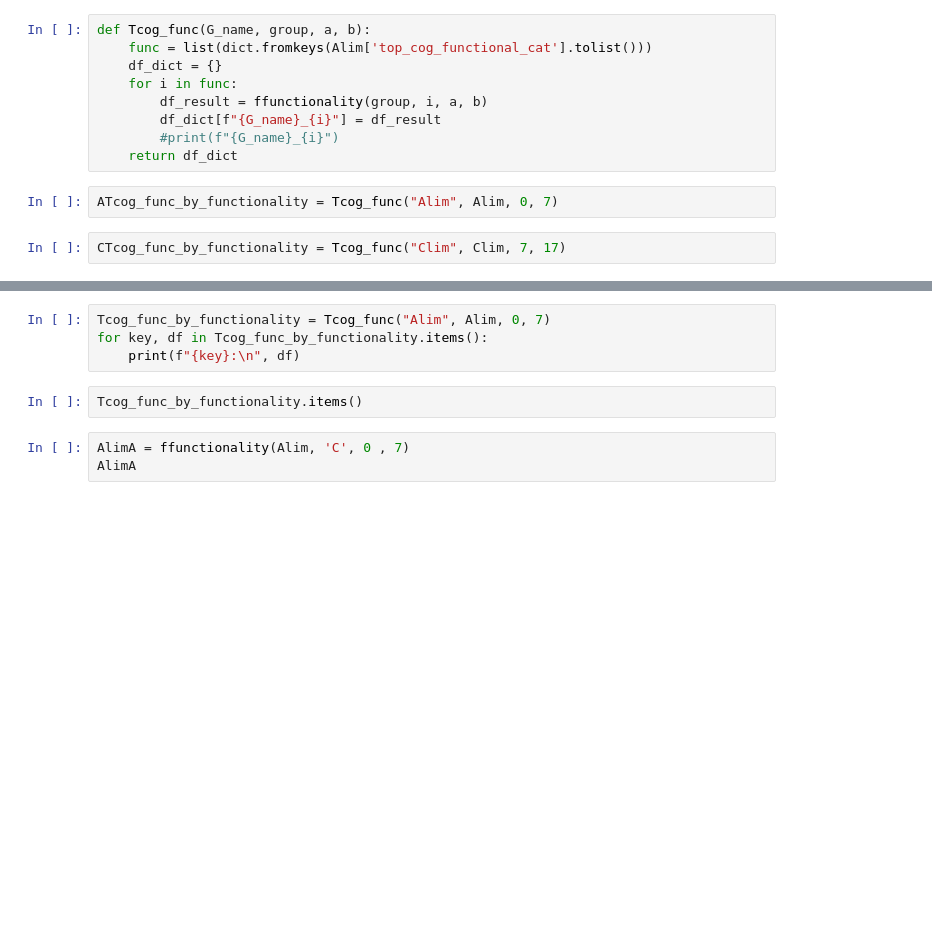
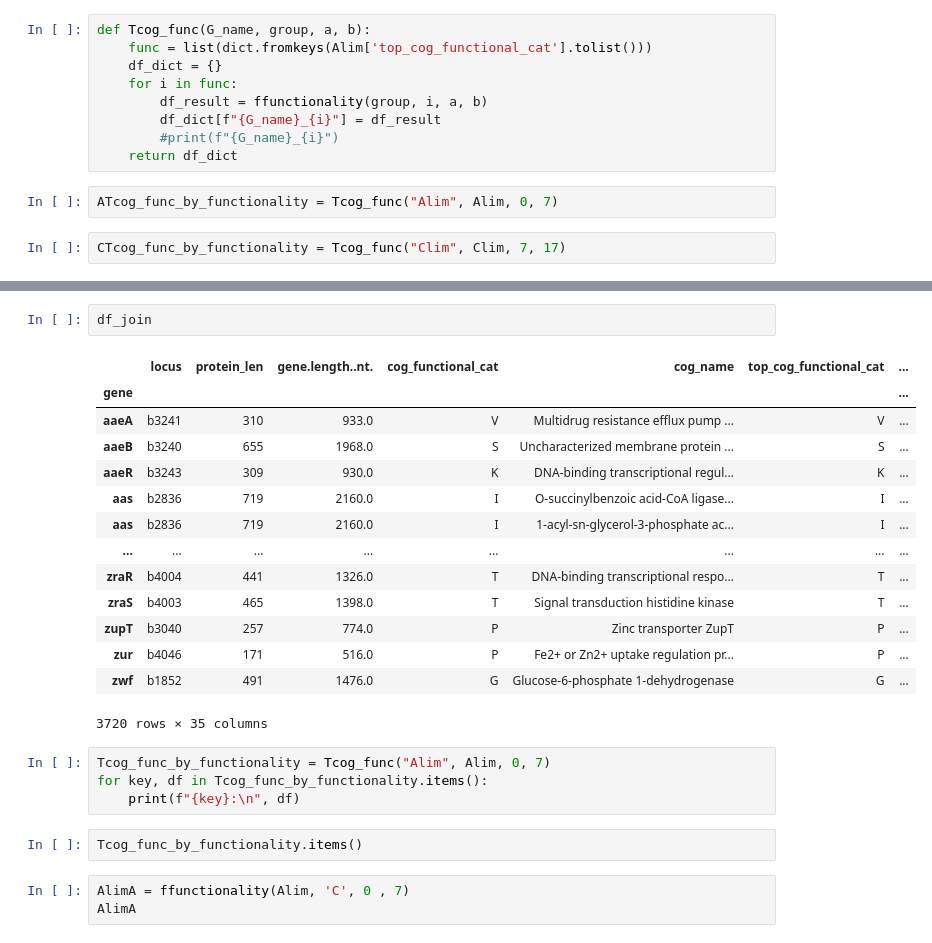
Before and after one commit to yhonyar/ICTP-SMR4056-Q-Physiology, a Jupyter notebook: Code.ipynb, the cells around one changed output, grey strips where cells are left out. Saved outputs shown, nothing was run; the diff lists cells and outputs as text; blank space fills up the shorter version.

```diff
--- a/Code.ipynb
+++ b/Code.ipynb
@@ -51,3 +71,20 @@ RTcog_func_by_functionality
+# %%
+df_join
+# %% [output]
+|  | locus | protein_len | gene.length..nt. | cog_functional_cat | cog_name | top_cog_functional_cat | ... |
+| gene |  |  |  |  |  |  | ... |
+| aaeA | b3241 | 310 | 933.0 | V | Multidrug resistance efflux pump ... | V | ... |
+| aaeB | b3240 | 655 | 1968.0 | S | Uncharacterized membrane protein ... | S | ... |
+| aaeR | b3243 | 309 | 930.0 | K | DNA-binding transcriptional regul... | K | ... |
+| aas | b2836 | 719 | 2160.0 | I | O-succinylbenzoic acid-CoA ligase... | I | ... |
+| aas | b2836 | 719 | 2160.0 | I | 1-acyl-sn-glycerol-3-phosphate ac... | I | ... |
+| ... | ... | ... | ... | ... | ... | ... | ... |
+| zraR | b4004 | 441 | 1326.0 | T | DNA-binding transcriptional respo... | T | ... |
+| zraS | b4003 | 465 | 1398.0 | T | Signal transduction histidine kinase | T | ... |
+| zupT | b3040 | 257 | 774.0 | P | Zinc transporter ZupT | P | ... |
+| zur | b4046 | 171 | 516.0 | P | Fe2+ or Zn2+ uptake regulation pr... | P | ... |
+| zwf | b1852 | 491 | 1476.0 | G | Glucose-6-phosphate 1-dehydrogenase | G | ... |
+3720 rows × 35 columns
 # %%
 Tcog_func_by_functionality = Tcog_func("Alim", Alim, 0, 7)
 for key, df in Tcog_func_by_functionality.items():
```
Also changed, not shown: parts of 2 cells of this notebook.
